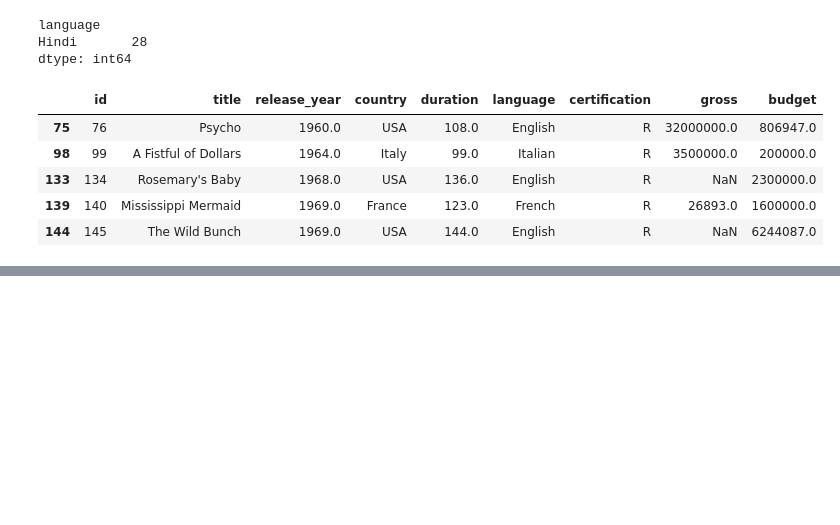
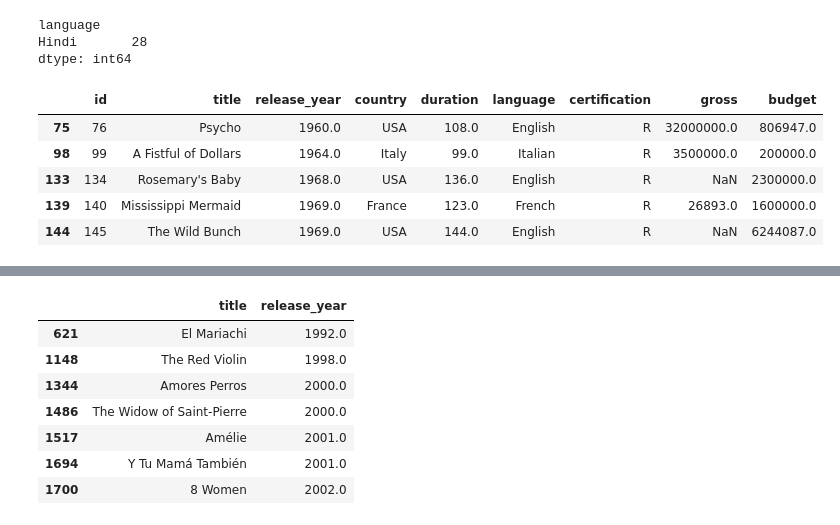
Before and after one commit to ishtiakrongon/Learning-Python, a Jupyter notebook: Basic Data Exploration with Pandas.ipynb, the cells around one changed output, grey strips where cells are left out. Cells and saved outputs as stored; diff of their text form; code cells hidden in the pictures; blank space fills up the shorter version.

```diff
--- a/Basic Data Exploration with Pandas.ipynb
+++ b/Basic Data Exploration with Pandas.ipynb
@@ -234,0 +306,14 @@ films[r_certification_details].head()
+# %%
+# the records to only include French or Spanish language films. show title and release year
+# Finally, restrict the query to only return films that took in more than $2M gross
+df = films.loc[:, ["title", "release_year"]] [((films["language"] == "French") | (films["language"] == "Spanish")) & (films["gross"] > 2000000)]
+df.head(7)
+# %% [output]
+|  | title | release_year |
+| 621 | El Mariachi | 1992.0 |
+| 1148 | The Red Violin | 1998.0 |
+| 1344 | Amores Perros | 2000.0 |
+| 1486 | The Widow of Saint-Pierre | 2000.0 |
+| 1517 | Amélie | 2001.0 |
+| 1694 | Y Tu Mamá También | 2001.0 |
+| 1700 | 8 Women | 2002.0 |
```
Also changed, not shown: parts of 5 cells of this notebook.
